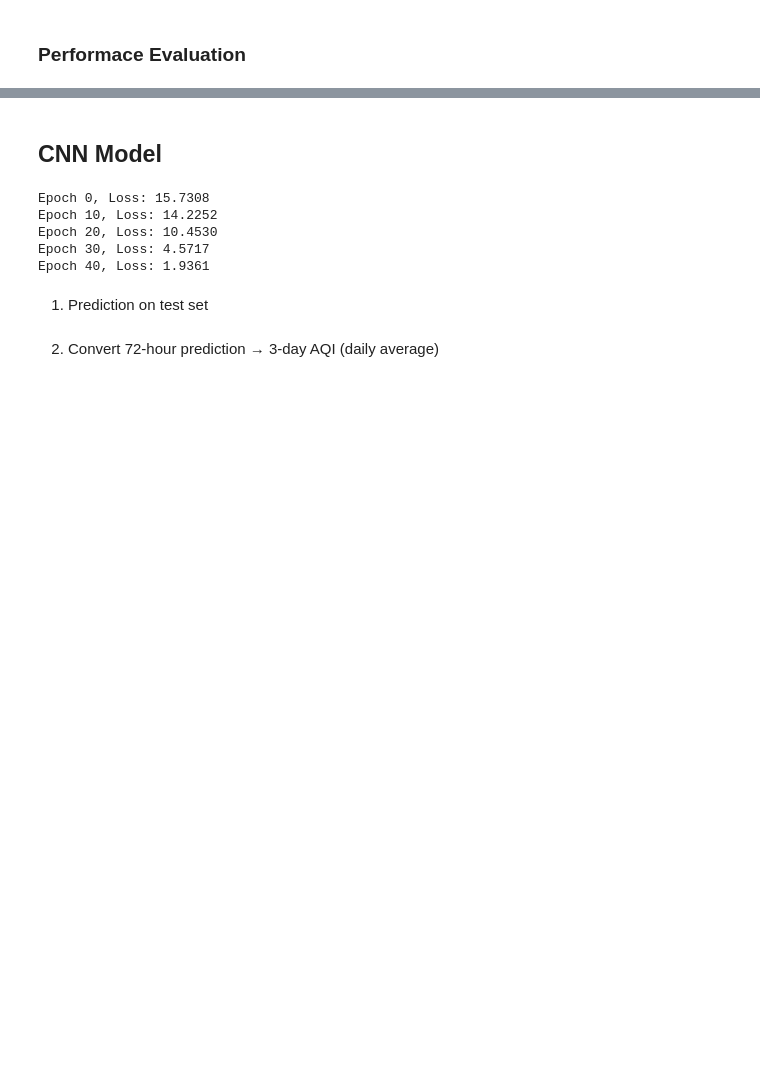
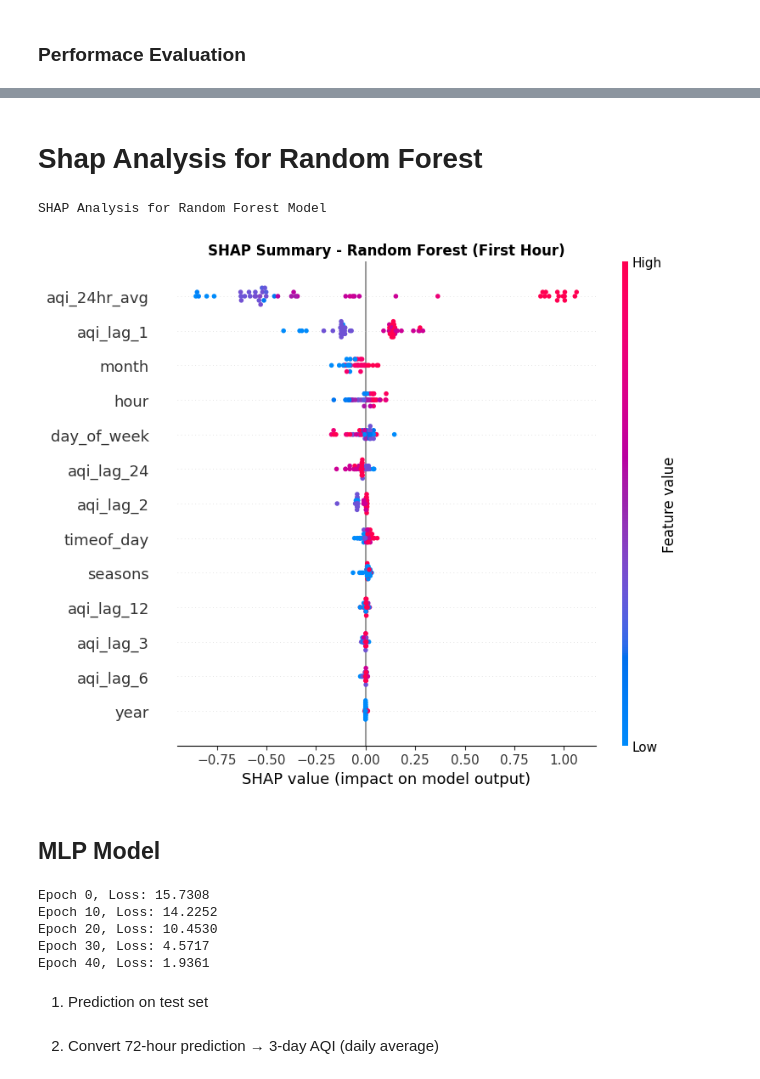
Before and after one commit to najmarazzaq761/AQI-Prediction, a Jupyter notebook: backend/training.ipynb, the cells around one changed output, grey strips where cells are left out. Drawn from its saved outputs; the diff is of its cells as text; code cells hidden in the pictures; blank space fills up the shorter version.

```diff
--- a/backend/training.ipynb
+++ b/backend/training.ipynb
@@ -200,5 +270,37 @@ Overall MAPE : 13.34%
+# %% [markdown]
+# Shap Analysis for Random Forest
+# %%
+print("SHAP Analysis for Random Forest Model")
+
+# Get model for first hour
+rf_first_hour = rf_model.estimators_[0]
+
+# Take sample
+X_sample = X_test.iloc[:50]
+
+# Create explainer
+explainer_rf = shap.TreeExplainer(rf_first_hour)
+
+# Calculate SHAP values
+shap_values_rf = explainer_rf.shap_values(X_sample)
+
+# Summary plot
+plt.figure(figsize=(12, 8))
+shap.summary_plot(
+    shap_values_rf,
+    X_sample,
+    feature_names=X_test.columns.tolist(),
+    show=False
+)
+plt.title('SHAP Summary - Random Forest (First Hour)', fontweight='bold')
+plt.tight_layout()
+plt.savefig('shap_rf_summary.png', dpi=300, bbox_inches='tight')
+plt.show()
+# %% [output]
+SHAP Analysis for Random Forest Model
+[figure, added]
 # %% [markdown]
-## CNN Model
+## MLP Model
 # %%
 from sklearn.preprocessing import StandardScaler
 
```
Also changed, not shown: parts of 12 cells of this notebook, 15 other files.
